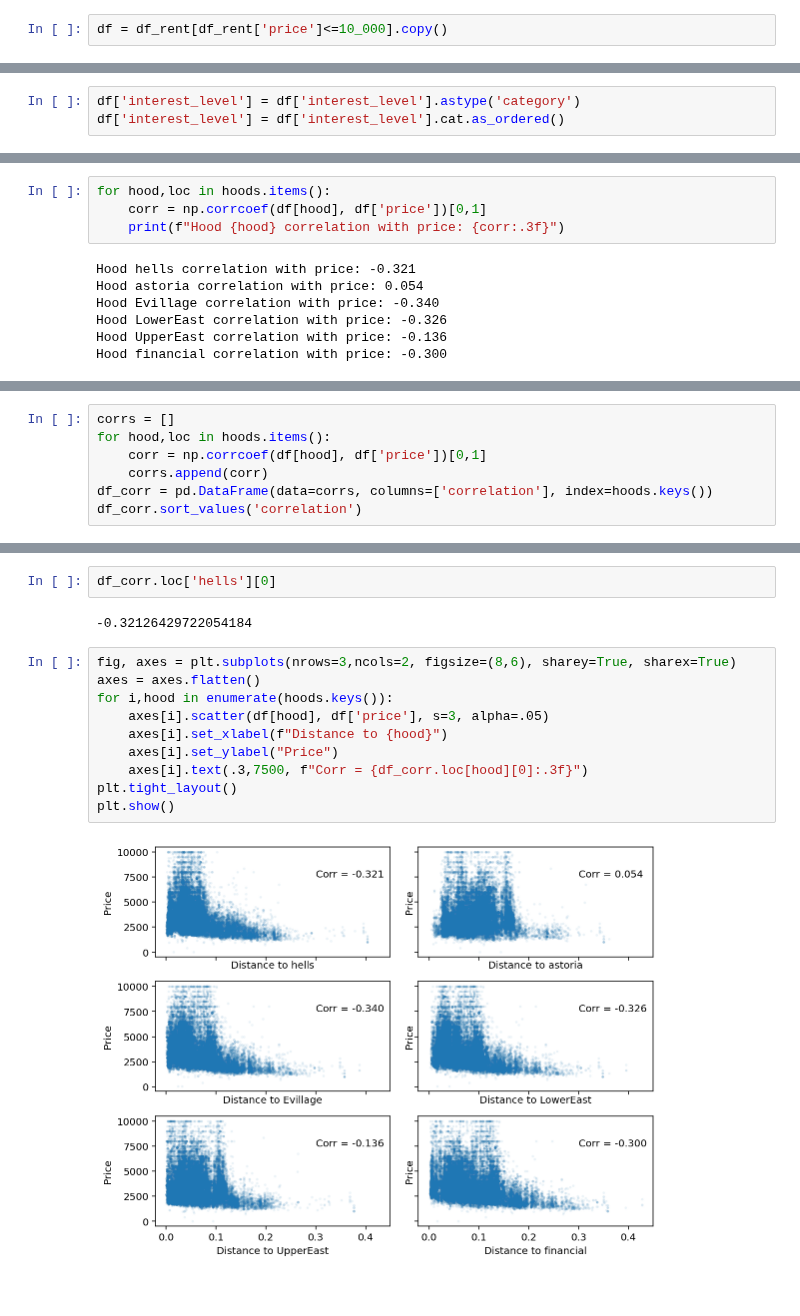
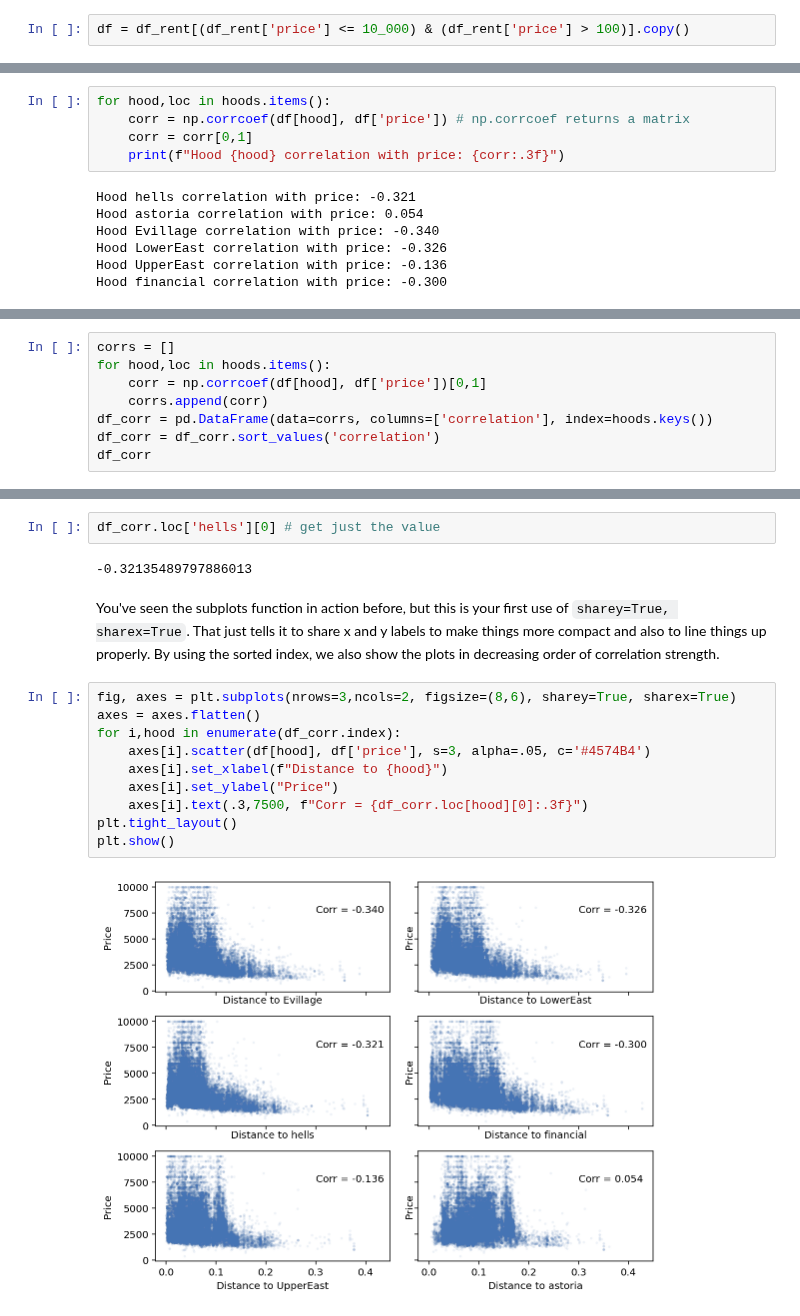
Before and after one commit to parrt/msds593, a Jupyter notebook: notebooks/nyrent2.ipynb, the cells around one changed output, grey strips where cells are left out. Drawn from its saved outputs; the diff is of its cells as text.

```diff
--- a/notebooks/nyrent2.ipynb
+++ b/notebooks/nyrent2.ipynb
@@ -20,7 +20,7 @@ Let's go through and clean up the data set to remove obviously incorrect or inap
 
 We saw in the previous notebook that some of the price values are sale price not rent price so let's start by stripping those out.  Instead of altering the original data frame, let's create a working data frame just called `df`:
 # %%
-df = df_rent[df_rent['price']<=10_000].copy()
+df = df_rent[(df_rent['price'] <= 10_000) & (df_rent['price'] > 100)].copy()
 # %% [markdown]
  We use a copy so that we avoid errors when we alter this slice of the original `df_rent` data frame.
 
@@ -172,6 +184,3 @@ Also, let's convert the categorical variable like we did before:
-# %%
-df['interest_level'] = df['interest_level'].astype('category')
-df['interest_level'] = df['interest_level'].cat.as_ordered()
 # %% [markdown]
 ### Exercise 1
 
@@ -405,7 +505,8 @@ for hood,loc in hoods.items():
 Now, we can look at the correlation between neighborhood and price:
 # %%
 for hood,loc in hoods.items():
-    corr = np.corrcoef(df[hood], df['price'])[0,1]
+    corr = np.corrcoef(df[hood], df['price']) # np.corrcoef returns a matrix
+    corr = corr[0,1]
     print(f"Hood {hood} correlation with price: {corr:.3f}")
 # %% [output]
 Hood hells correlation with price: -0.321
@@ -422,6 +525,7 @@ for hood,loc in hoods.items():
     corr = np.corrcoef(df[hood], df['price'])[0,1]
     corrs.append(corr)
 df_corr = pd.DataFrame(data=corrs, columns=['correlation'], index=hoods.keys())
-df_corr.sort_values('correlation')
+df_corr = df_corr.sort_values('correlation')
+df_corr
 # %% [output]
 |  | correlation |
@@ -444,18 +548,20 @@ correlation   -0.321264
 Name: hells, dtype: float64
 # %%
-df_corr.loc['hells'][0]
+df_corr.loc['hells'][0] # get just the value
 # %% [output]
--0.32126429722054184
+-0.32135489797886013
+# %% [markdown]
+You've seen the subplots function in action before, but this is your first use of `sharey=True, sharex=True`. That just tells it to share x and y labels to make things more compact and also to line things up properly. By using the sorted index, we also show the plots in decreasing order of correlation strength.
 # %%
 fig, axes = plt.subplots(nrows=3,ncols=2, figsize=(8,6), sharey=True, sharex=True)
 axes = axes.flatten()
-for i,hood in enumerate(hoods.keys()):
-    axes[i].scatter(df[hood], df['price'], s=3, alpha=.05)
+for i,hood in enumerate(df_corr.index):
+    axes[i].scatter(df[hood], df['price'], s=3, alpha=.05, c='#4574B4')
     axes[i].set_xlabel(f"Distance to {hood}")
     axes[i].set_ylabel("Price")
     axes[i].text(.3,7500, f"Corr = {df_corr.loc[hood][0]:.3f}")
 plt.tight_layout()
 plt.show()
 # %% [output]
-[figure, old version]
+[figure, new version]
 # %% [markdown]
```
Also changed, not shown: parts of 51 cells of this notebook, 2 other files.
